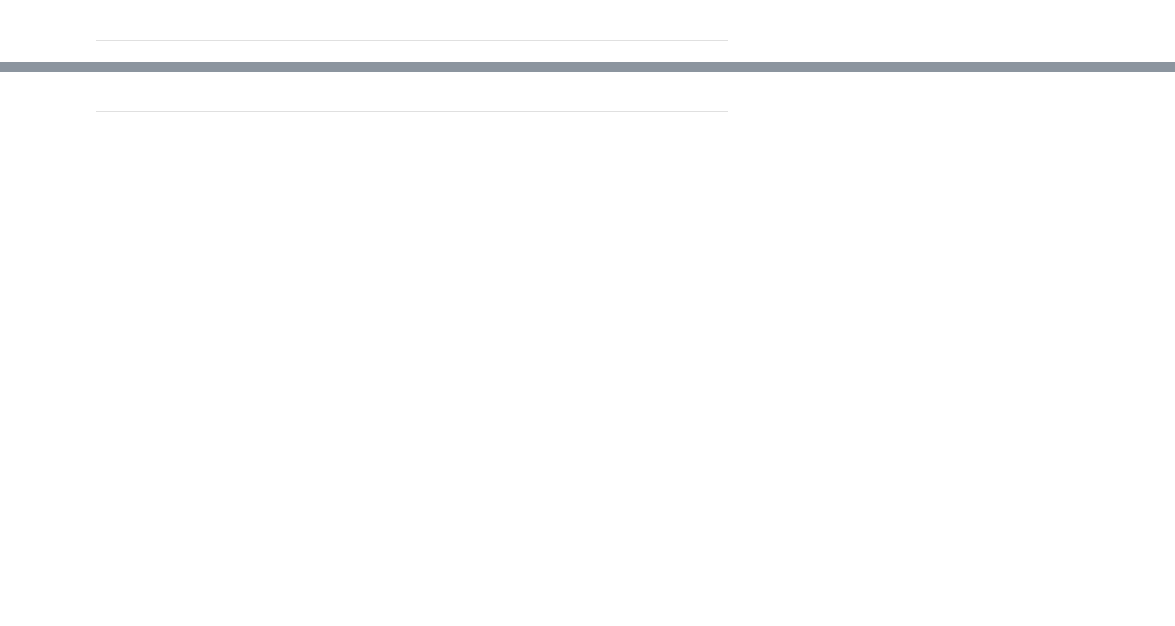
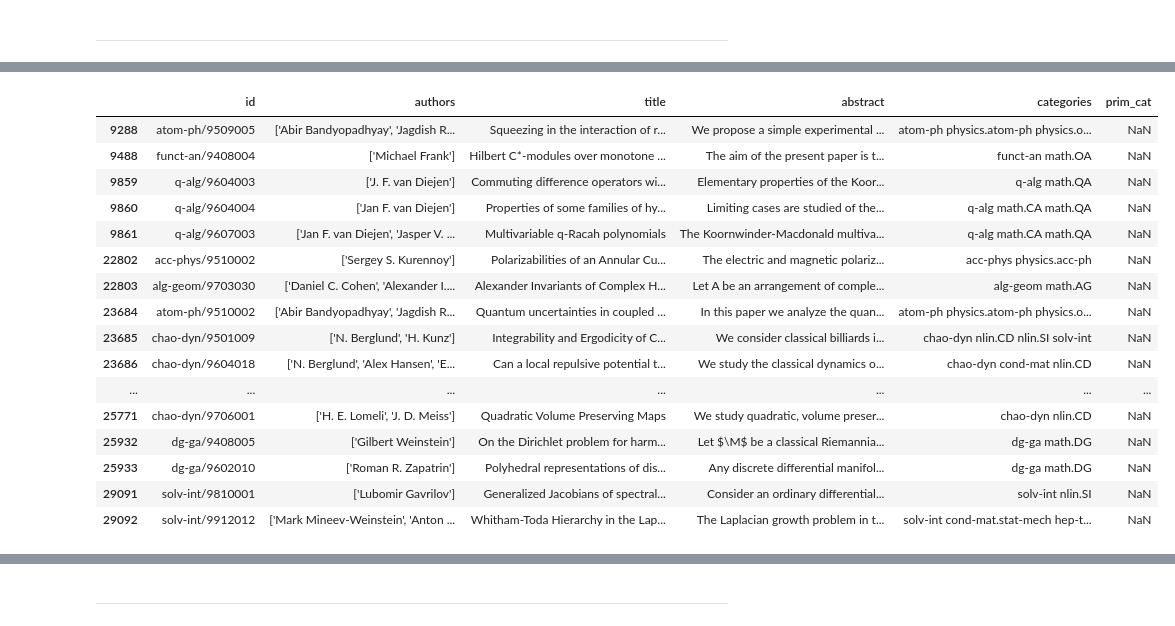
Before and after one commit to olszewskip/ArXiv_Classifier, a Jupyter notebook: arXiv_explore.ipynb, the cells around one changed output, grey strips where cells are left out. Cells and saved outputs as stored; diff of their text form; code cells hidden in the pictures; blank space fills up the shorter version.

```diff
--- a/arXiv_explore.ipynb
+++ b/arXiv_explore.ipynb
@@ -167,2 +264,12 @@ display(pd.concat(g for _, g in wrong_title.groupby(subset) ))
 # %% [markdown]
 ---
+# %%
+# Read in categories described in the *arXiv_metadata_harvester.ipynb*
+
+from my_utilities import read_dict
+
+physics_genres = read_dict("physics_genres.txt")
+print(physics_genres)
+
+top_cats = read_dict("top_cats.txt")
+top_cats
@@ -168,0 +284,12 @@ display(pd.concat(g for _, g in wrong_title.groupby(subset) ))
+# %%
+# Extract first word from the list of categories in all_data data-frame.
+# Take only the term up to a dot from that word
+
+# Although it is not visibly indicated in the dataset,
+# these first categories are the primary_categories of each article.
+# We want to map them into one of our six top_categories (see top_cats dictionary)
+
+#top_categories = all_data.categories.str.extract(r'([\w\-]+)[\.\s]*', expand=False)
+primary_categories = all_data.categories.str.split().str[0]
+all_data['prim_cat'] = primary_categories
+all_data[:3]
@@ -168,0 +477,20 @@ display(pd.concat(g for _, g in wrong_title.groupby(subset) ))
+# %%
+all_data[[type(item) != str for item in top_categories.map(mapping)]]
+# %% [output]
+|  | id | authors | title | abstract | categories | prim_cat |
+| 9288 | atom-ph/9509005 | ['Abir Bandyopadhyay', 'Jagdish R... | Squeezing in the interaction of r... | We propose a simple experimental ... | atom-ph physics.atom-ph physics.o... | NaN |
+| 9488 | funct-an/9408004 | ['Michael Frank'] | Hilbert C*-modules over monotone ... | The aim of the present paper is t... | funct-an math.OA | NaN |
+| 9859 | q-alg/9604003 | ['J. F. van Diejen'] | Commuting difference operators wi... | Elementary properties of the Koor... | q-alg math.QA | NaN |
+| 9860 | q-alg/9604004 | ['Jan F. van Diejen'] | Properties of some families of hy... | Limiting cases are studied of the... | q-alg math.CA math.QA | NaN |
+| 9861 | q-alg/9607003 | ['Jan F. van Diejen', 'Jasper V. ... | Multivariable q-Racah polynomials | The Koornwinder-Macdonald multiva... | q-alg math.CA math.QA | NaN |
+| 22802 | acc-phys/9510002 | ['Sergey S. Kurennoy'] | Polarizabilities of an Annular Cu... | The electric and magnetic polariz... | acc-phys physics.acc-ph | NaN |
+| 22803 | alg-geom/9703030 | ['Daniel C. Cohen', 'Alexander I.... | Alexander Invariants of Complex H... | Let A be an arrangement of comple... | alg-geom math.AG | NaN |
+| 23684 | atom-ph/9510002 | ['Abir Bandyopadhyay', 'Jagdish R... | Quantum uncertainties in coupled ... | In this paper we analyze the quan... | atom-ph physics.atom-ph physics.o... | NaN |
+| 23685 | chao-dyn/9501009 | ['N. Berglund', 'H. Kunz'] | Integrability and Ergodicity of C... | We consider classical billiards i... | chao-dyn nlin.CD nlin.SI solv-int | NaN |
+| 23686 | chao-dyn/9604018 | ['N. Berglund', 'Alex Hansen', 'E... | Can a local repulsive potential t... | We study the classical dynamics o... | chao-dyn cond-mat nlin.CD | NaN |
+| ... | ... | ... | ... | ... | ... | ... |
+| 25771 | chao-dyn/9706001 | ['H. E. Lomeli', 'J. D. Meiss'] | Quadratic Volume Preserving Maps | We study quadratic, volume preser... | chao-dyn nlin.CD | NaN |
+| 25932 | dg-ga/9408005 | ['Gilbert Weinstein'] | On the Dirichlet problem for harm... | Let $\M$ be a classical Riemannia... | dg-ga math.DG | NaN |
+| 25933 | dg-ga/9602010 | ['Roman R. Zapatrin'] | Polyhedral representations of dis... | Any discrete differential manifol... | dg-ga math.DG | NaN |
+| 29091 | solv-int/9810001 | ['Lubomir Gavrilov'] | Generalized Jacobians of spectral... | Consider an ordinary differential... | solv-int nlin.SI | NaN |
+| 29092 | solv-int/9912012 | ['Mark Mineev-Weinstein', 'Anton ... | Whitham-Toda Hierarchy in the Lap... | The Laplacian growth problem in t... | solv-int cond-mat.stat-mech hep-t... | NaN |
```
Also changed, not shown: parts of 37 cells of this notebook.
